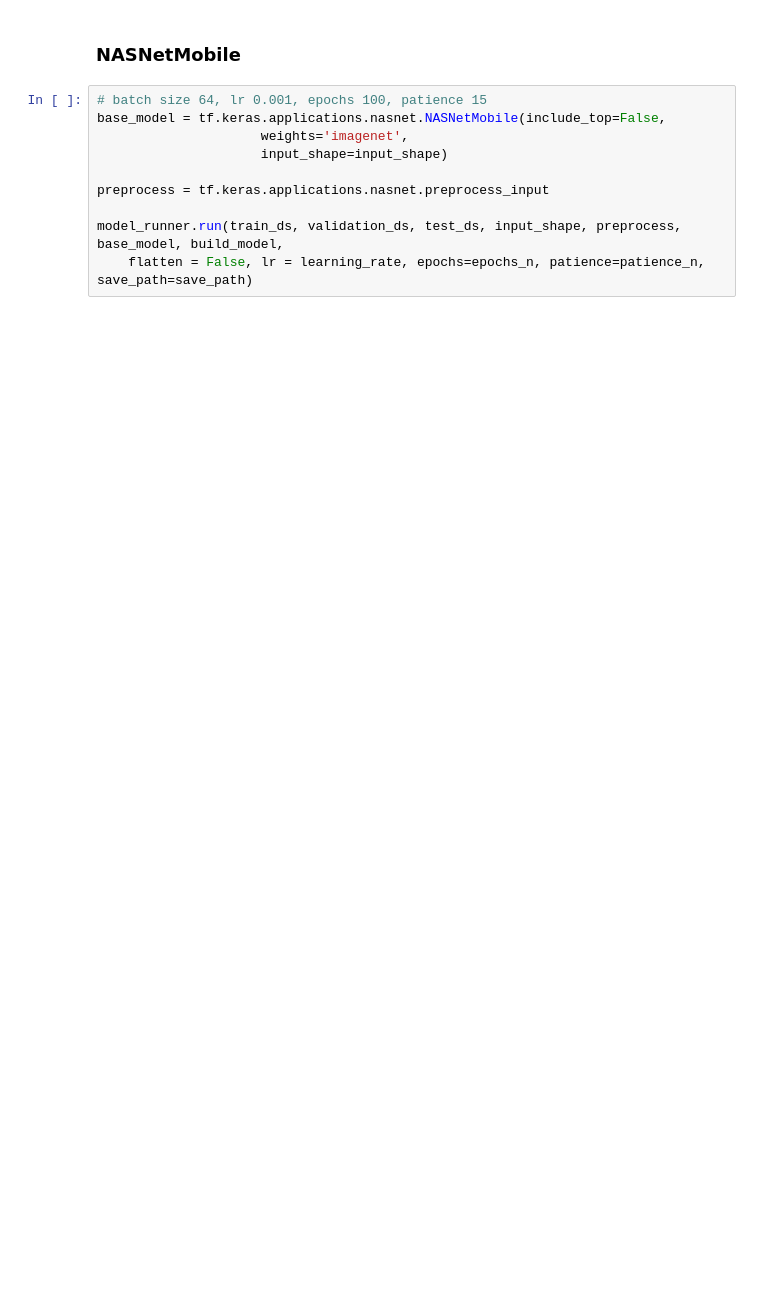
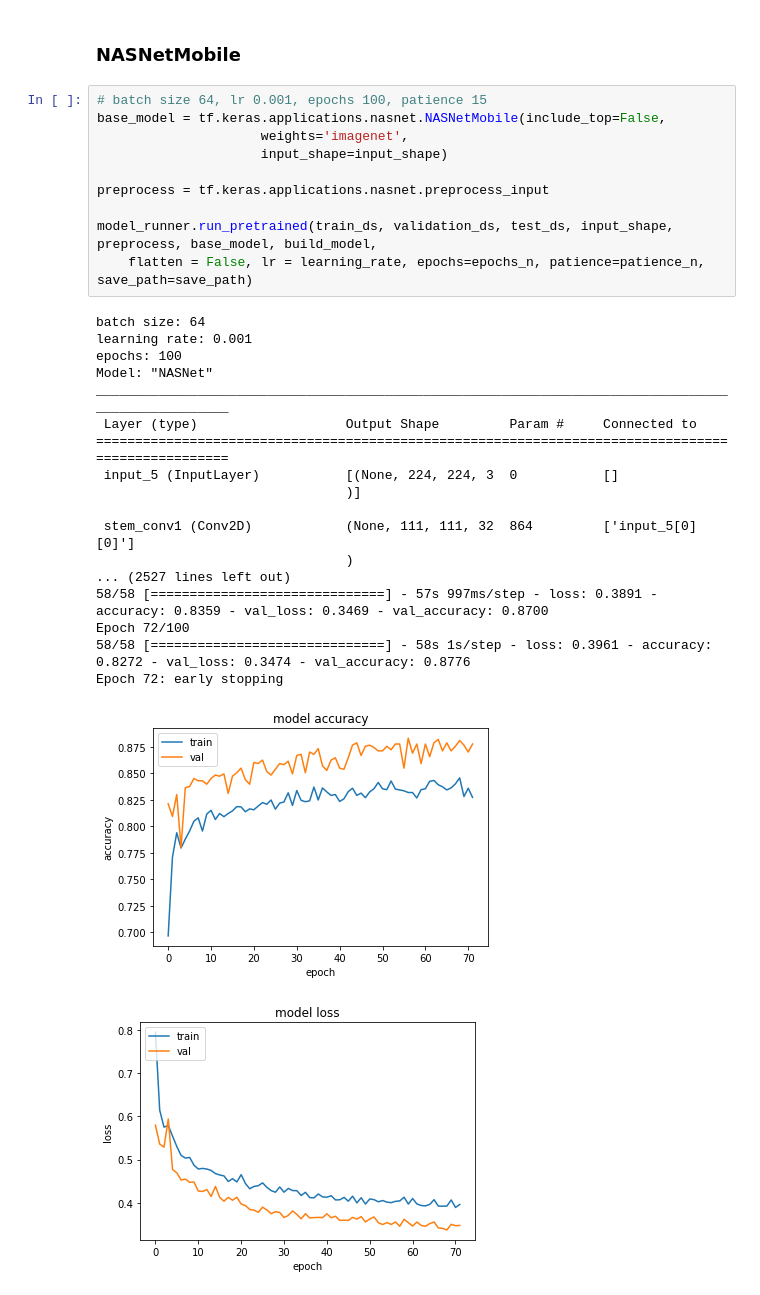
Before and after one commit to daterka/Use-of-machine-learning-methods-to-diagnose-schizophrenia-based-on-EEG-signal, a Jupyter notebook: src/neuralNetworks/CNN-Spectrograms-Keras-Applications-Modarate-Dropout.ipynb, the cells around one changed output. Saved outputs shown, nothing was run; the diff lists cells and outputs as text; blank space fills up the shorter version.

```diff
--- a/src/neuralNetworks/CNN-Spectrograms-Keras-Applications-Modarate-Dropout.ipynb
+++ b/src/neuralNetworks/CNN-Spectrograms-Keras-Applications-Modarate-Dropout.ipynb
@@ -291,10 +393,30 @@ model_runner.run_pretrained(train_ds, validation_ds, test_ds, input_shape, prepr
 # %%
 # batch size 64, lr 0.001, epochs 100, patience 15
 base_model = tf.keras.applications.nasnet.NASNetMobile(include_top=False,
                      weights='imagenet',
                      input_shape=input_shape)
 
 preprocess = tf.keras.applications.nasnet.preprocess_input
 
-model_runner.run(train_ds, validation_ds, test_ds, input_shape, preprocess, base_model, build_model,
+model_runner.run_pretrained(train_ds, validation_ds, test_ds, input_shape, preprocess, base_model, build_model,
     flatten = False, lr = learning_rate, epochs=epochs_n, patience=patience_n, save_path=save_path)
+# %% [output]
+batch size: 64
+learning rate: 0.001
+epochs: 100
+Model: "NASNet"
+__________________________________________________________________________________________________
+ Layer (type)                   Output Shape         Param #     Connected to
+==================================================================================================
+ input_5 (InputLayer)           [(None, 224, 224, 3  0           []
+                                )]
+
+ stem_conv1 (Conv2D)            (None, 111, 111, 32  864         ['input_5[0][0]']
+                                )
+... (2527 lines left out)
+58/58 [==============================] - 57s 997ms/step - loss: 0.3891 - accuracy: 0.8359 - val_loss: 0.3469 - val_accuracy: 0.8700
+Epoch 72/100
+58/58 [==============================] - 58s 1s/step - loss: 0.3961 - accuracy: 0.8272 - val_loss: 0.3474 - val_accuracy: 0.8776
+Epoch 72: early stopping
+[figure, added]
+[figure, added]
```
Also changed, not shown: parts of 7 cells of this notebook.
